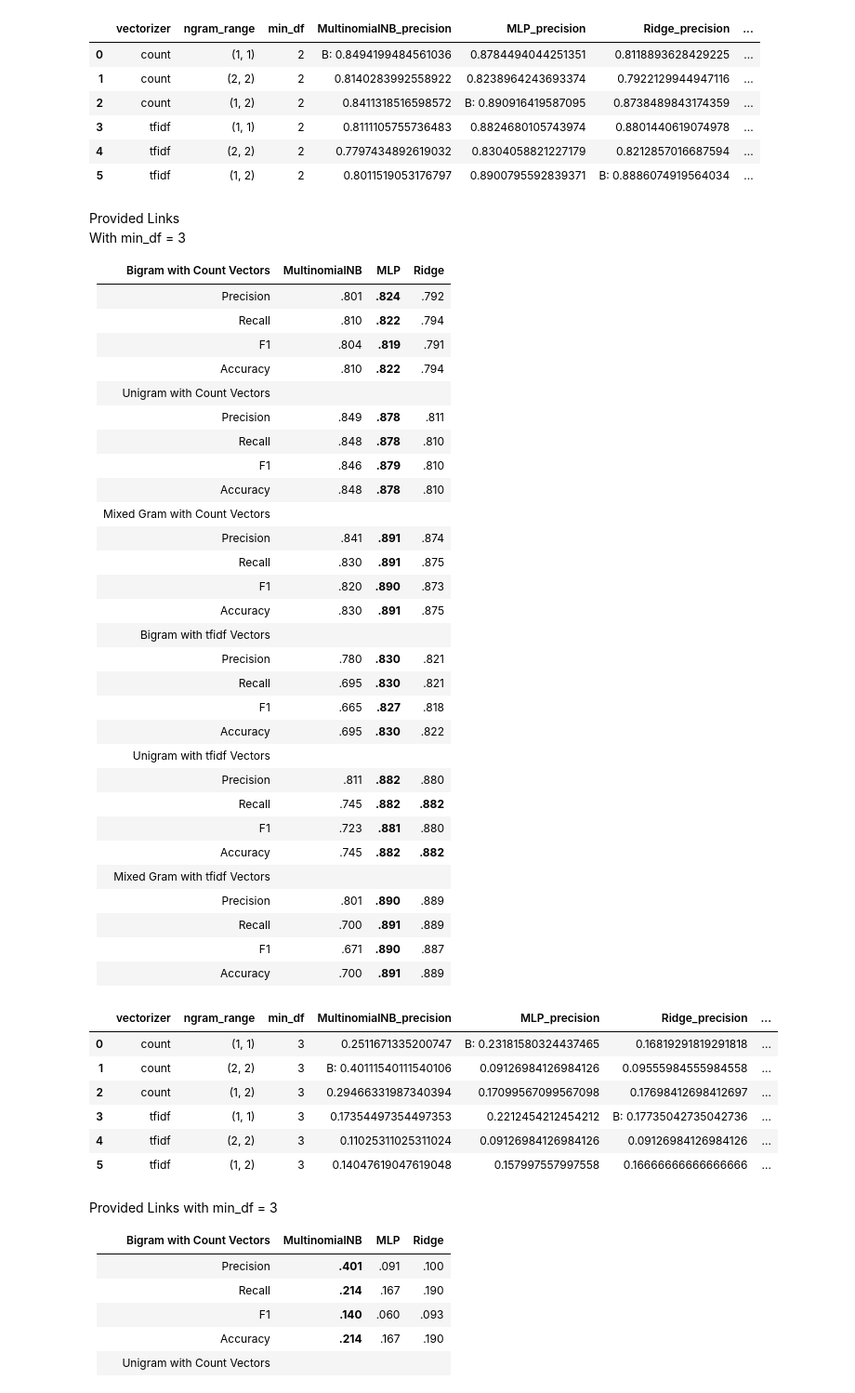
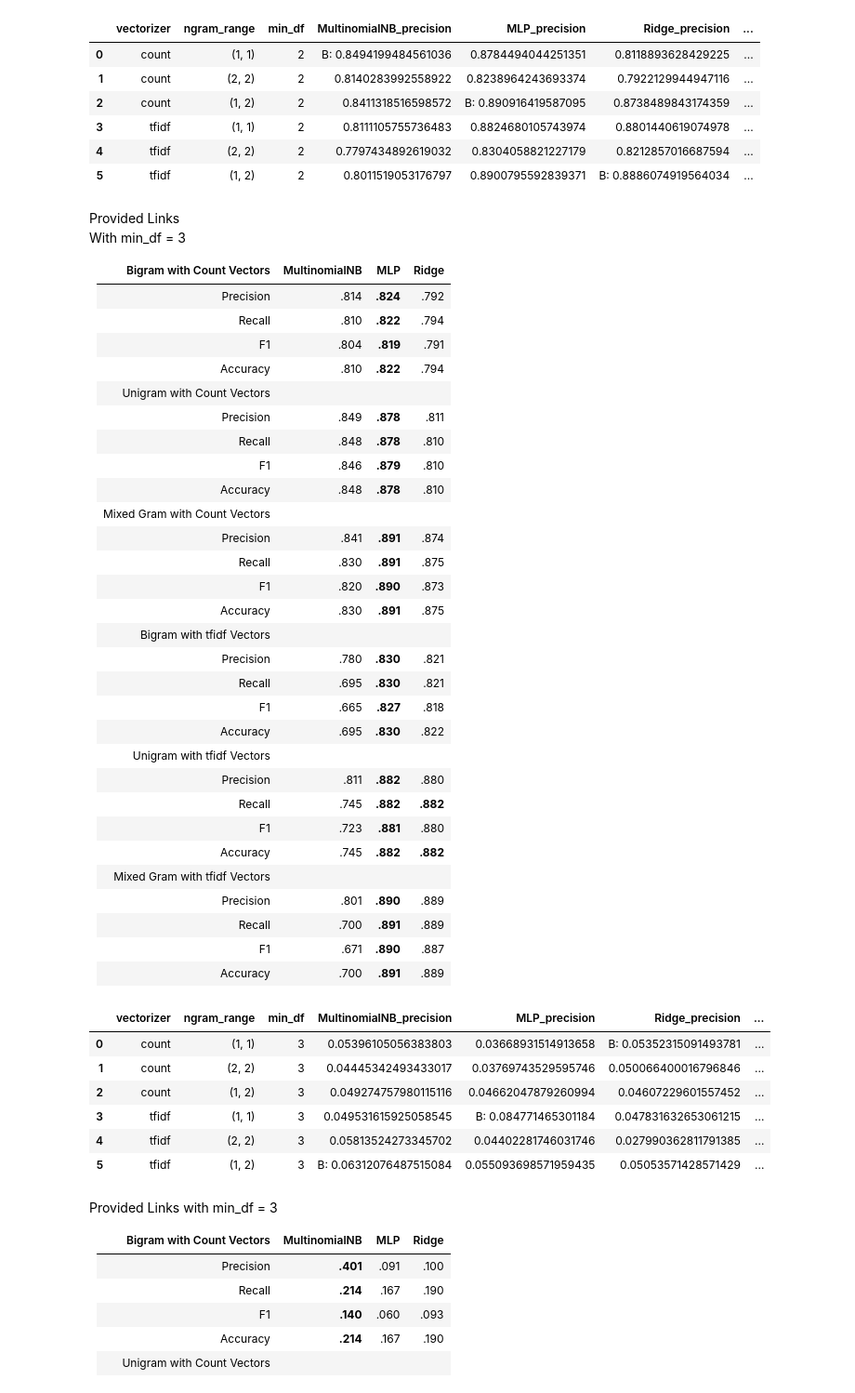
Before and after one commit to CtheFink/Math485_2, a Jupyter notebook: Project 4 - Johnsen Fink.ipynb, the cells around one changed output. Shown: that part at 93% size. Drawn from its saved outputs; the diff is of its cells as text; code cells hidden in the pictures.

```diff
--- a/Project 4 - Johnsen Fink.ipynb
+++ b/Project 4 - Johnsen Fink.ipynb
@@ -150,7 +150,7 @@ With min_df = 3
 
 | Bigram with Count Vectors     | MultinomialNB | MLP  | Ridge |
 |:------------------------------|:--------------|:-----|:------|
-| Precision                     | .801          | **.824** | .792  |
+| Precision                     | .814          | **.824** | .792  |
 | Recall                        | .810          | **.822** | .794  |
 | F1                            | .804          | **.819** | .791  |
 | Accuracy                      | .810          | **.822** | .794  |
@@ -198,21 +198,16 @@ urls = [
 all_sentences = []
 for url in urls:
     all_sentences.extend(extract_text_from_url(url))
-
 corpus2_df = pd.DataFrame({'text': all_sentences})
-
+corpus2_df['sdg'] = sdg_num[:len(corpus2_df)]
 corpus2 = corpus2_df['text']
-sdg_numbers = [15,16,8,10]
-corpus2_length = len(corpus2)
-repeated_sdg2 = (sdg_numbers * (corpus2_length // len(sdg_numbers) + 1))[:corpus2_length]
-sdg_num2 = pd.Series(repeated_sdg2, name="sdg")
+sdg_num_corpus2 = corpus2_df['sdg']
 # %%
-def sdg_classifier2(corpus, classifier_algorithm, vectorizer_type='count', ngram_range=(1,1), stop_words='english', min_df=3):
-    X_train, X_test, y_train, y_test = train_test_split(corpus, sdg_num2, test_size=0.25, random_state=8)
+def sdg_classifier2(train_corpus, train_label, test_corpus=None, test_label=None, classifier_algorithm='multinomialnb', vectorizer_type='count', ngram_range=(1,1), stop_words='english', min_df=2):
 
     le = LabelEncoder()
-    y_train = le.fit_transform(y_train)
-    y_test = le.transform(y_test)
+    y_train = le.fit_transform(train_label)
+    y_test = le.transform(test_label)
 
     if vectorizer_type == 'count':
         vectorizer = CountVectorizer(
@@ -227,22 +222,21 @@ def sdg_classifier2(corpus, classifier_algorithm, vectorizer_type='count', ngram
             min_df=min_df
         )
 
-    X_train_vector = vectorizer.fit_transform(X_train)
-    X_test_vector = vectorizer.transform(X_test)
+    X_train_vector = vectorizer.fit_transform(train_corpus)
+    X_test_vector = vectorizer.transform(test_corpus)
 
     if isinstance(classifier_algorithm, str):
         if classifier_algorithm.lower() == 'multinomialnb':
             clf = MultinomialNB()
         elif classifier_algorithm.lower() == 'mlp':
-            clf = MLPClassifier(max_iter=500, random_state=8)
+            clf = MLPClassifier(max_iter=5, random_state=8)
         elif classifier_algorithm.lower() == 'ridge':
-            clf = RidgeClassifier(alpha=1, solver='auto', max_iter=1000)
-        else:
-            raise ValueError(f"Unsupported classifier: {classifier_algorithm}")
+            clf = RidgeClassifier(alpha=1, solver='auto', max_iter=5)
     else:
         clf = classifier_algorithm
 
     clf.fit(X_train_vector, y_train)
+
     y_pred = clf.predict(X_test_vector)
     precision, recall, f1, _ = precision_recall_fscore_support(y_test, y_pred, average='weighted')
     accuracy = accuracy_score(y_test, y_pred)
@@ -252,7 +246,7 @@ def sdg_classifier2(corpus, classifier_algorithm, vectorizer_type='count', ngram
         'recall': recall,
         'f1_score': f1,
         'accuracy': accuracy,
-    }
+        }
 # %%
 configurations = [
     {'vectorizer': 'count', 'ngram_range': (1, 1), 'min_df': 3},
@@ -269,54 +263,55 @@ for config in configurations:
     ngram_range = config['ngram_range']
     min_df = config['min_df']
 
-    run1 = sdg_classifier2(corpus2, classifier_algorithm='multinomialnb',
+
+    run1 = sdg_classifier2(train_corpus = corpus, test_corpus = corpus2, train_label = sdg_num, test_label = sdg_num_corpus2, classifier_algorithm='multinomialnb',
                            vectorizer_type=vectorizer_type,
                            ngram_range=ngram_range, min_df=min_df)
 
-    run2 = sdg_classifier2(corpus2, classifier_algorithm='mlp',
+    run2 = sdg_classifier2(train_corpus = corpus, test_corpus = corpus2, train_label = sdg_num, test_label = sdg_num_corpus2, classifier_algorithm='mlp',
                            vectorizer_type=vectorizer_type,
                            ngram_range=ngram_range, min_df=min_df)
 
-    run3 = sdg_classifier2(corpus2, classifier_algorithm='ridge',
+    run3 = sdg_classifier2(train_corpus = corpus, test_corpus = corpus2, train_label = sdg_num, test_label = sdg_num_corpus2, classifier_algorithm='ridge',
                            vectorizer_type=vectorizer_type,
                            ngram_range=ngram_range, min_df=min_df)
 
     results.append({
         'vectorizer': vectorizer_type,
         'ngram_range': str(ngram_range),
         'min_df': min_df,
         'MultinomialNB_precision': run1['precision'],
         'MLP_precision': run2['precision'],
         'Ridge_precision': run3['precision'],
         'MultinomialNB_recall': run1['recall'],
         'MLP_recall': run2['recall'],
         'Ridge_recall': run3['recall'],
         'MultinomialNB_f1': run1['f1_score'],
         'MLP_f1': run2['f1_score'],
         'Ridge_f1': run3['f1_score'],
         'MultinomialNB_accuracy': run1['accuracy'],
         'MLP_accuracy': run2['accuracy'],
         'Ridge_accuracy': run3['accuracy']
     })
 
 results_df1 = pd.DataFrame(results)
 def highlight_best(s):
     return ["B: " + str(v) if v == s.max() else str(v) for v in s]
 
 highlighted_df1 = results_df1.copy()
 metrics = ['precision', 'recall', 'f1', 'accuracy']
 for metric in metrics:
     highlighted_df1[[f'MultinomialNB_{metric}', f'MLP_{metric}', f'Ridge_{metric}']] = highlighted_df1[[f'MultinomialNB_{metric}', f'MLP_{metric}', f'Ridge_{metric}']].apply(highlight_best)
 
 highlighted_df1
 # %% [output]
 |  | vectorizer | ngram_range | min_df | MultinomialNB_precision | MLP_precision | Ridge_precision | ... |
-| 0 | count | (1, 1) | 3 | 0.2511671335200747 | B: 0.23181580324437465 | 0.16819291819291818 | ... |
-| 1 | count | (2, 2) | 3 | B: 0.40111540111540106 | 0.09126984126984126 | 0.09555984555984558 | ... |
-| 2 | count | (1, 2) | 3 | 0.29466331987340394 | 0.17099567099567098 | 0.17698412698412697 | ... |
-| 3 | tfidf | (1, 1) | 3 | 0.17354497354497353 | 0.2212454212454212 | B: 0.17735042735042736 | ... |
-| 4 | tfidf | (2, 2) | 3 | 0.11025311025311024 | 0.09126984126984126 | 0.09126984126984126 | ... |
-| 5 | tfidf | (1, 2) | 3 | 0.14047619047619048 | 0.157997557997558 | 0.16666666666666666 | ... |
+| 0 | count | (1, 1) | 3 | 0.05396105056383803 | 0.03668931514913658 | B: 0.05352315091493781 | ... |
+| 1 | count | (2, 2) | 3 | 0.04445342493433017 | 0.03769743529595746 | 0.050066400016796846 | ... |
+| 2 | count | (1, 2) | 3 | 0.049274757980115116 | 0.04662047879260994 | 0.04607229601557452 | ... |
+| 3 | tfidf | (1, 1) | 3 | 0.049531615925058545 | B: 0.084771465301184 | 0.047831632653061215 | ... |
+| 4 | tfidf | (2, 2) | 3 | 0.05813524273345702 | 0.04402281746031746 | 0.027990362811791385 | ... |
+| 5 | tfidf | (1, 2) | 3 | B: 0.06312076487515084 | 0.055093698571959435 | 0.05053571428571429 | ... |
 # %% [markdown]
 Provided Links with min_df = 3
 
```
